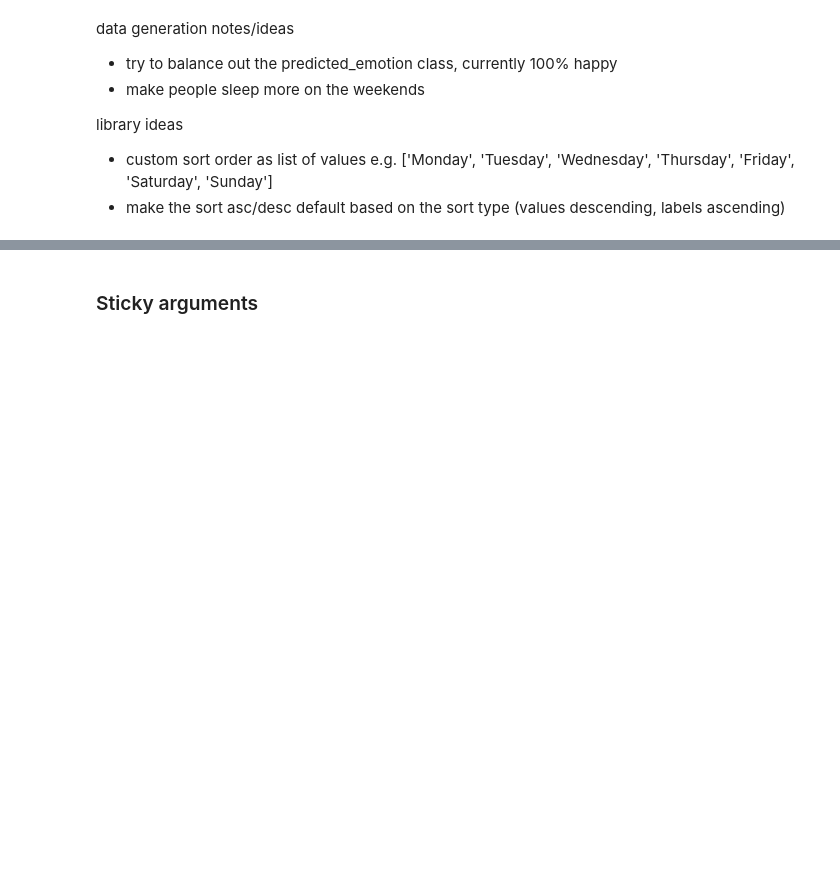
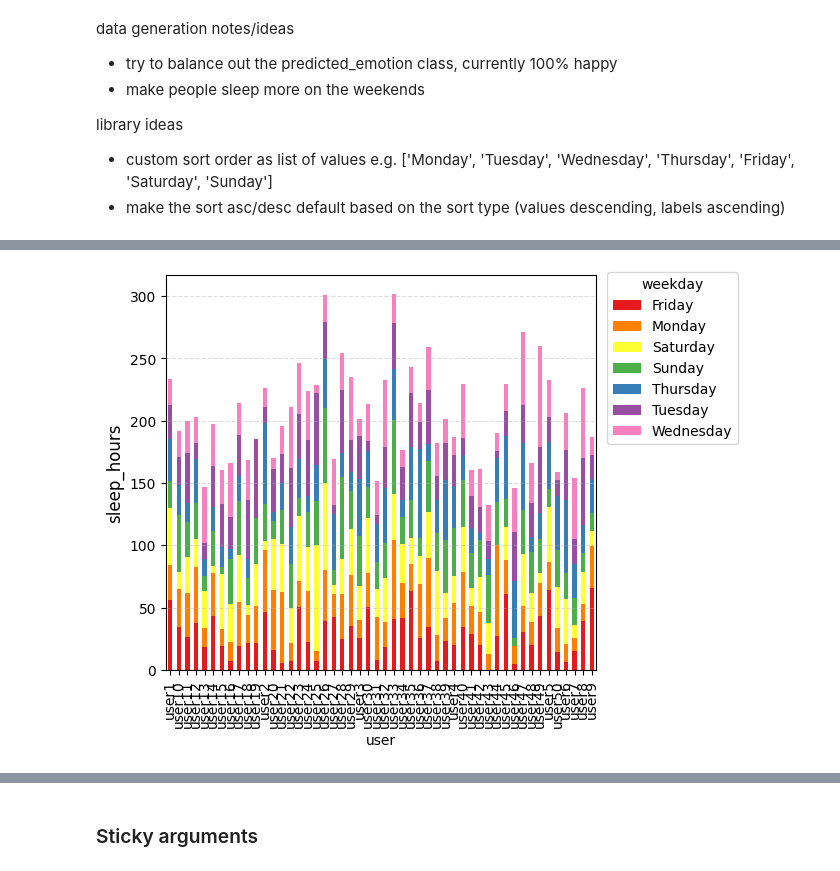
Before and after one commit to alextgould/lazychart, a Jupyter notebook: examples/demo_usage.ipynb, the cells around one changed output, grey strips where cells are left out. Saved outputs shown, nothing was run; the diff lists cells and outputs as text; code cells hidden in the pictures; blank space fills up the shorter version.

```diff
--- a/examples/demo_usage.ipynb
+++ b/examples/demo_usage.ipynb
@@ -42,0 +43,4 @@ cm.bar(data=df, x='user', y='sleep_hours', group_by='weekday', stacking='standar
+# %%
+cm.bar(data=df, x='user', y='sleep_hours', group_by='weekday', stacking='standard', legend='right')
+# %% [output]
+[figure, added]
```
Also changed, not shown: parts of 5 cells of this notebook, 2 other files.
